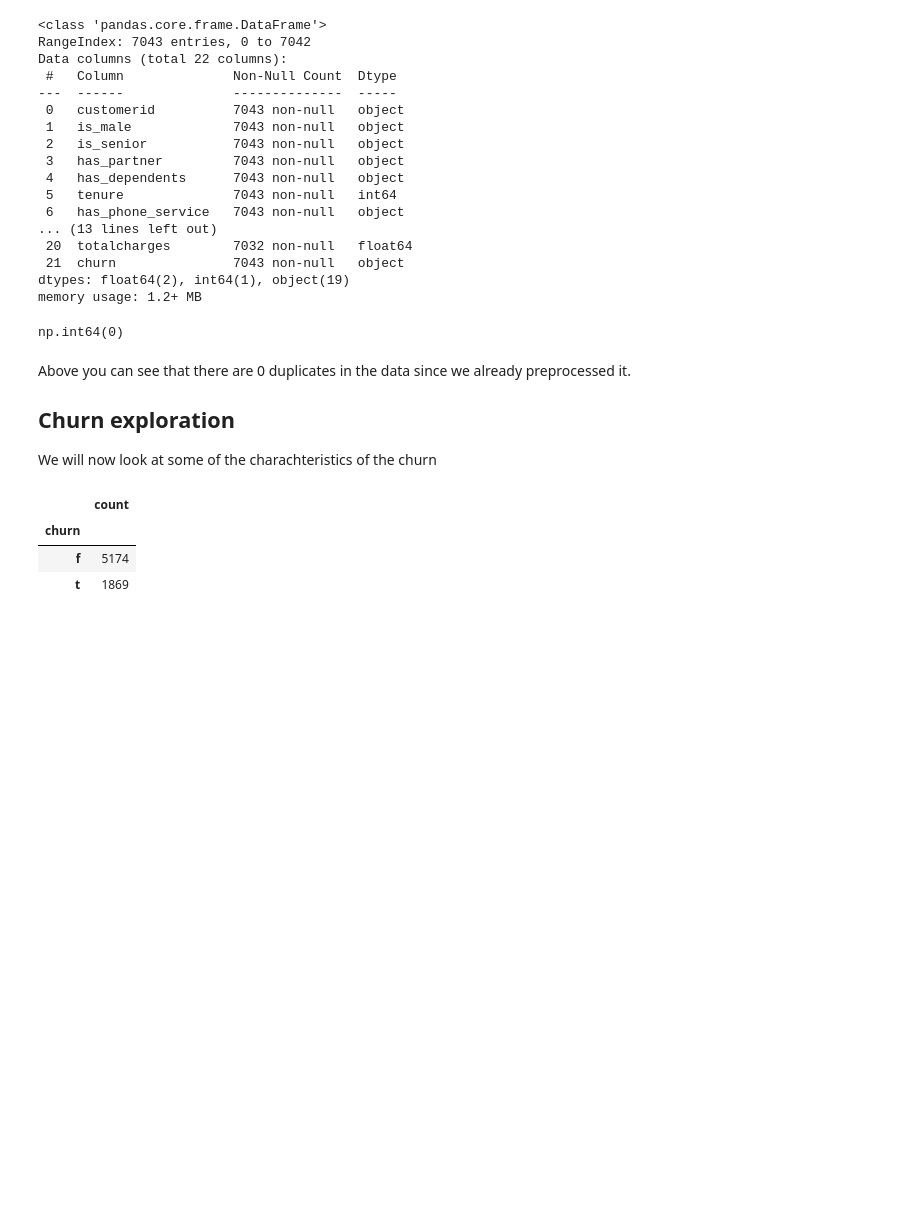
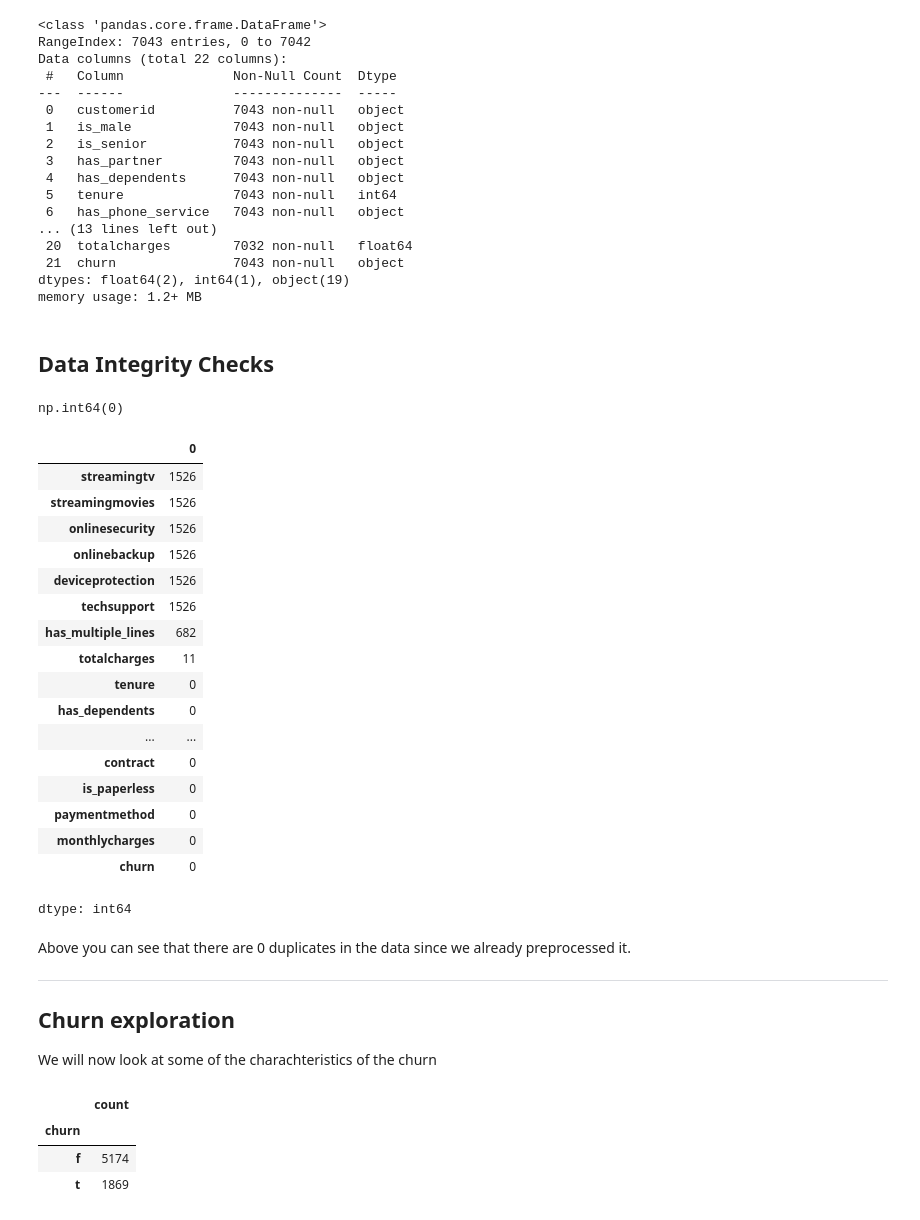
Before and after one commit to G-forcemole/customer-churn-prediction, a Jupyter notebook: telco_churn_EDA.ipynb, the cells around one changed output. Saved outputs shown, nothing was run; the diff lists cells and outputs as text; code cells hidden in the pictures; blank space fills up the shorter version.

```diff
--- a/telco_churn_EDA.ipynb
+++ b/telco_churn_EDA.ipynb
@@ -67,14 +69,44 @@ Data columns (total 22 columns):
  21  churn               7043 non-null   object
 dtypes: float64(2), int64(1), object(19)
 memory usage: 1.2+ MB
-# %%
-df.duplicated().sum()
-# %% [output]
-np.int64(0)
+# %% [markdown]
+## **Data Integrity Checks**
+# %%
+# Number of duplicate rows is 0
+df.duplicated().sum()
+# %% [output]
+np.int64(0)
+# %%
+# Numbers of rows with NaN grouped by column
+
+df.isna().sum().sort_values(ascending=False)
+# %% [output]
+|  | 0 |
+| streamingtv | 1526 |
+| streamingmovies | 1526 |
+| onlinesecurity | 1526 |
+| onlinebackup | 1526 |
+| deviceprotection | 1526 |
+| techsupport | 1526 |
+| has_multiple_lines | 682 |
+| totalcharges | 11 |
+| tenure | 0 |
+| has_dependents | 0 |
+| ... | ... |
+| contract | 0 |
+| is_paperless | 0 |
+| paymentmethod | 0 |
+| monthlycharges | 0 |
+| churn | 0 |
+dtype: int64
 # %% [markdown]
 Above you can see that there are 0 duplicates in the data since we already preprocessed it.
 
-## Churn exploration
+---
+
+## **Churn exploration**
+
+
 
 We will now look at some of the charachteristics of the churn
 # %%
```
Also changed, not shown: parts of 27 cells of this notebook.
